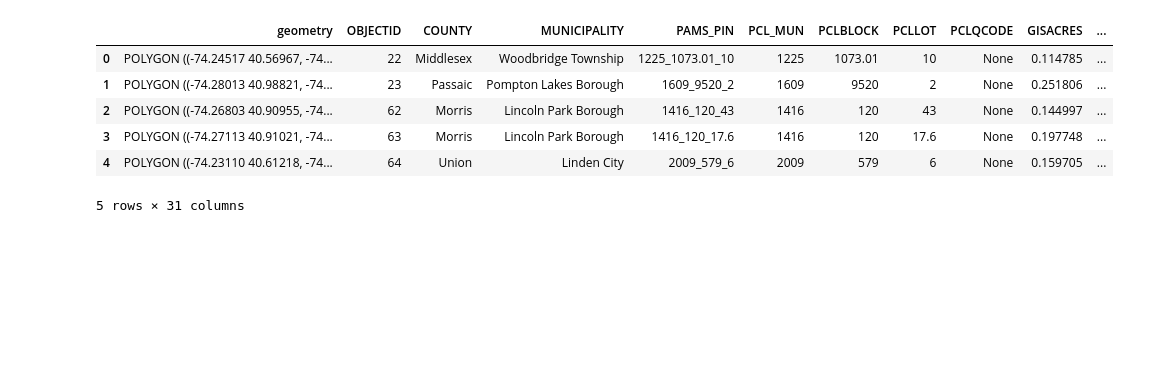
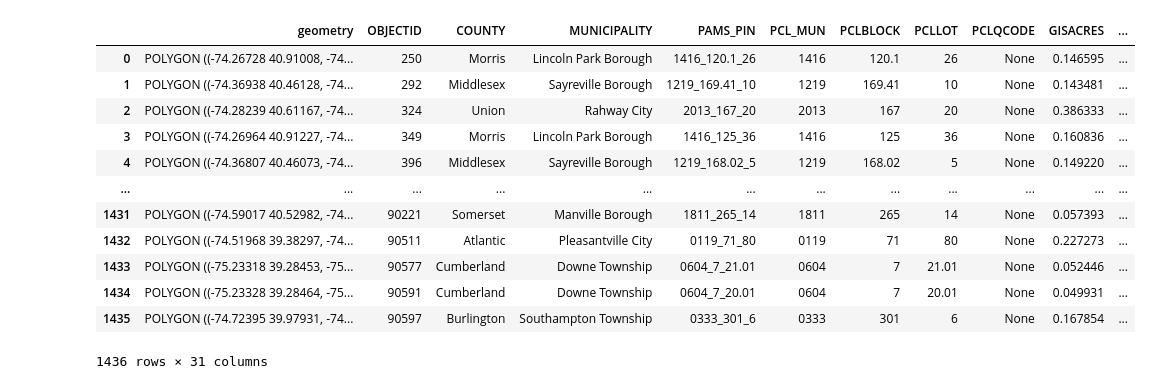
Before and after one commit to davedrenn/MUSA5500_ENVS6611, a Jupyter notebook: files/BlueAcres.ipynb, the cells around one changed output. Saved outputs shown, nothing was run; the diff lists cells and outputs as text; code cells hidden in the pictures; blank space fills up the shorter version.

```diff
--- a/files/BlueAcres.ipynb
+++ b/files/BlueAcres.ipynb
@@ -14,27 +12,33 @@ import requests
 # %%
 url = "https://mapsdep.nj.gov/arcgis/rest/services/Features/Land/MapServer/65/query"
 
 params = {
     "where": "FUNDING_TYPE = 'Blue Acres Program'",  # Give me all rows
     "outFields": "*",  # All fields
     "f": "geojson",  # GeoJSON format
     "outSR": "4326",  # The desired output CRS
 }
 
 r = requests.get(url, params=params)
 
 json = r.json()
 
 features = json["features"]
 
 blueAcres = gpd.GeoDataFrame.from_features(features, crs="EPSG:4326")
 
-blueAcres.head()
+blueAcres
 # %% [output]
 |  | geometry | OBJECTID | COUNTY | MUNICIPALITY | PAMS_PIN | PCL_MUN | PCLBLOCK | PCLLOT | PCLQCODE | GISACRES | ... |
-| 0 | POLYGON ((-74.24517 40.56967, -74... | 22 | Middlesex | Woodbridge Township | 1225_1073.01_10 | 1225 | 1073.01 | 10 | None | 0.114785 | ... |
-| 1 | POLYGON ((-74.28013 40.98821, -74... | 23 | Passaic | Pompton Lakes Borough | 1609_9520_2 | 1609 | 9520 | 2 | None | 0.251806 | ... |
-| 2 | POLYGON ((-74.26803 40.90955, -74... | 62 | Morris | Lincoln Park Borough | 1416_120_43 | 1416 | 120 | 43 | None | 0.144997 | ... |
-| 3 | POLYGON ((-74.27113 40.91021, -74... | 63 | Morris | Lincoln Park Borough | 1416_120_17.6 | 1416 | 120 | 17.6 | None | 0.197748 | ... |
-| 4 | POLYGON ((-74.23110 40.61218, -74... | 64 | Union | Linden City | 2009_579_6 | 2009 | 579 | 6 | None | 0.159705 | ... |
+| 0 | POLYGON ((-74.26728 40.91008, -74... | 250 | Morris | Lincoln Park Borough | 1416_120.1_26 | 1416 | 120.1 | 26 | None | 0.146595 | ... |
+| 1 | POLYGON ((-74.36938 40.46128, -74... | 292 | Middlesex | Sayreville Borough | 1219_169.41_10 | 1219 | 169.41 | 10 | None | 0.143481 | ... |
+| 2 | POLYGON ((-74.28239 40.61167, -74... | 324 | Union | Rahway City | 2013_167_20 | 2013 | 167 | 20 | None | 0.386333 | ... |
+| 3 | POLYGON ((-74.26964 40.91227, -74... | 349 | Morris | Lincoln Park Borough | 1416_125_36 | 1416 | 125 | 36 | None | 0.160836 | ... |
+| 4 | POLYGON ((-74.36807 40.46073, -74... | 396 | Middlesex | Sayreville Borough | 1219_168.02_5 | 1219 | 168.02 | 5 | None | 0.149220 | ... |
+| ... | ... | ... | ... | ... | ... | ... | ... | ... | ... | ... | ... |
+| 1431 | POLYGON ((-74.59017 40.52982, -74... | 90221 | Somerset | Manville Borough | 1811_265_14 | 1811 | 265 | 14 | None | 0.057393 | ... |
+| 1432 | POLYGON ((-74.51968 39.38297, -74... | 90511 | Atlantic | Pleasantville City | 0119_71_80 | 0119 | 71 | 80 | None | 0.227273 | ... |
+| 1433 | POLYGON ((-75.23318 39.28453, -75... | 90577 | Cumberland | Downe Township | 0604_7_21.01 | 0604 | 7 | 21.01 | None | 0.052446 | ... |
+| 1434 | POLYGON ((-75.23328 39.28464, -75... | 90591 | Cumberland | Downe Township | 0604_7_20.01 | 0604 | 7 | 20.01 | None | 0.049931 | ... |
+| 1435 | POLYGON ((-74.72395 39.97931, -74... | 90597 | Burlington | Southampton Township | 0333_301_6 | 0333 | 301 | 6 | None | 0.167854 | ... |
-5 rows × 31 columns
+1436 rows × 31 columns
```
Also changed, not shown: parts of 7 cells of this notebook, 2 other files.
